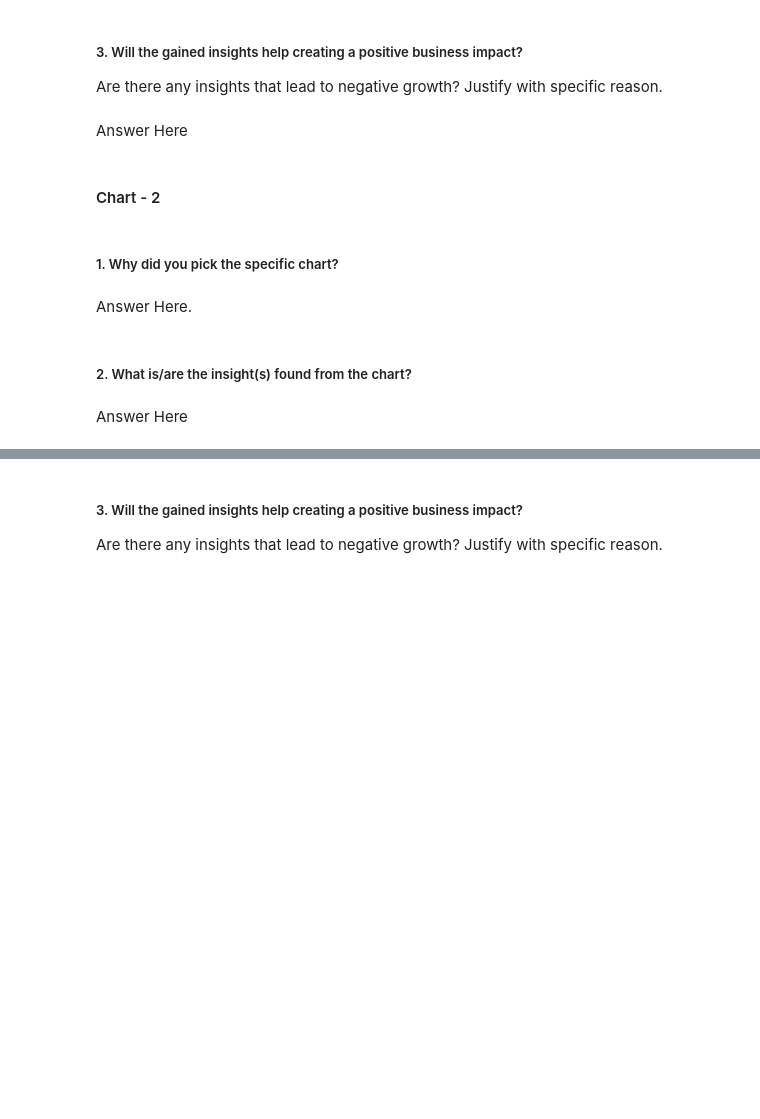
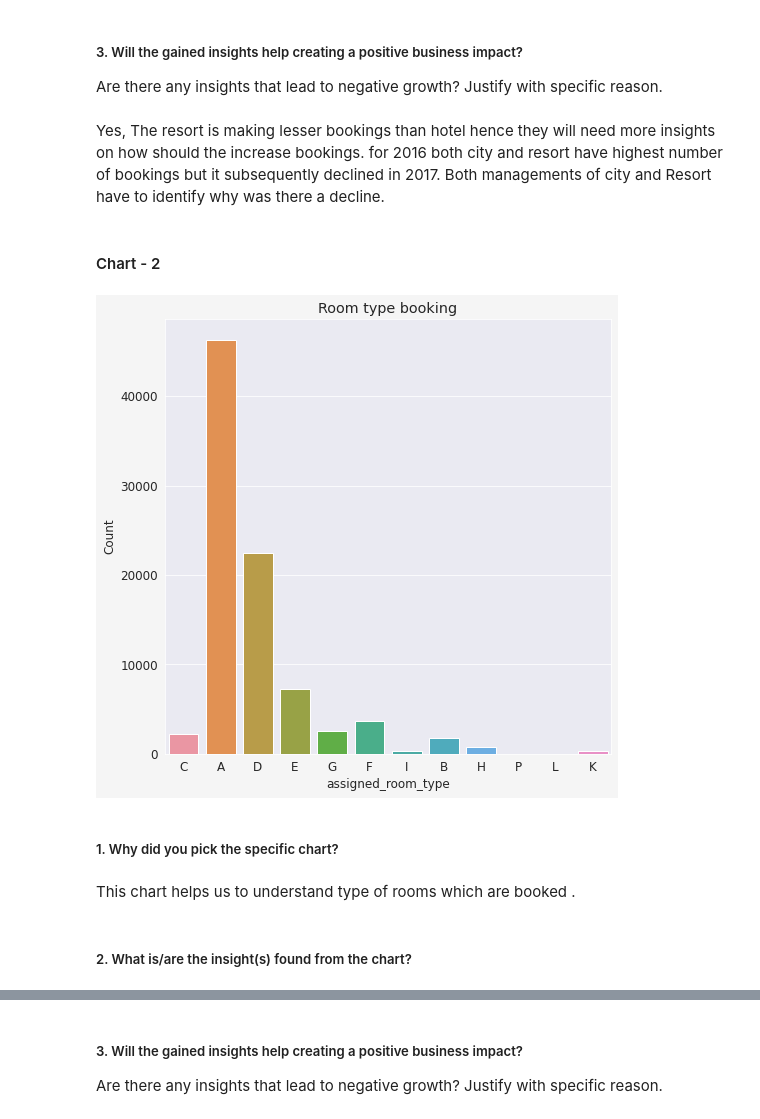
Before and after one commit to ArpitaAcharya/EDA-HOTEL-BOOKING-ANALYSIS, a Jupyter notebook: Hotel_booking_Arpita.ipynb, the cells around one changed output, grey strips where cells are left out. Drawn from its saved outputs; the diff is of its cells as text; code cells hidden in the pictures; blank space fills up the shorter version.

```diff
--- a/Hotel_booking_Arpita.ipynb
+++ b/Hotel_booking_Arpita.ipynb
@@ -252,7 +306,8 @@ Answer Here
 # %% [markdown]
 ##### 3. Will the gained insights help creating a positive business impact?
 Are there any insights that lead to negative growth? Justify with specific reason.
-# %% [markdown]
-Answer Here
+# %% [markdown]
+Yes, The resort is making lesser bookings than hotel hence they will need more insights on how should the increase bookings.
+for 2016 both city and resort have highest number of bookings but it subsequently declined in 2017. Both managements of city and Resort have to identify why was there a decline.
 # %% [markdown]
 #### Chart - 2
@@ -261,8 +314,15 @@ Answer Here
+# %%
+# Chart - 2 Assignment of Room Type
+plt.figure(figsize=(8,8))
+sea.countplot(x=df1['assigned_room_type'])
+plt.title('Room type booking')
+plt.ylabel('Count')
+plt.show()
+# %% [output]
+[figure, added]
 # %% [markdown]
 ##### 1. Why did you pick the specific chart?
-# %% [markdown]
-Answer Here.
+# %% [markdown]
+This chart helps us to understand type of rooms which are booked .
 # %% [markdown]
 ##### 2. What is/are the insight(s) found from the chart?
-# %% [markdown]
-Answer Here
```
Also changed, not shown: parts of 27 cells of this notebook.
